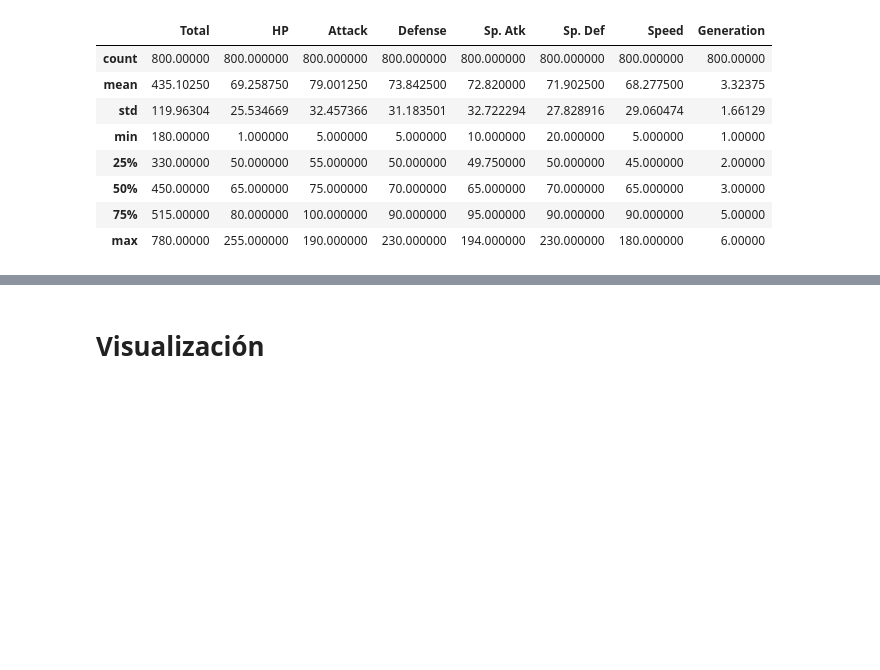
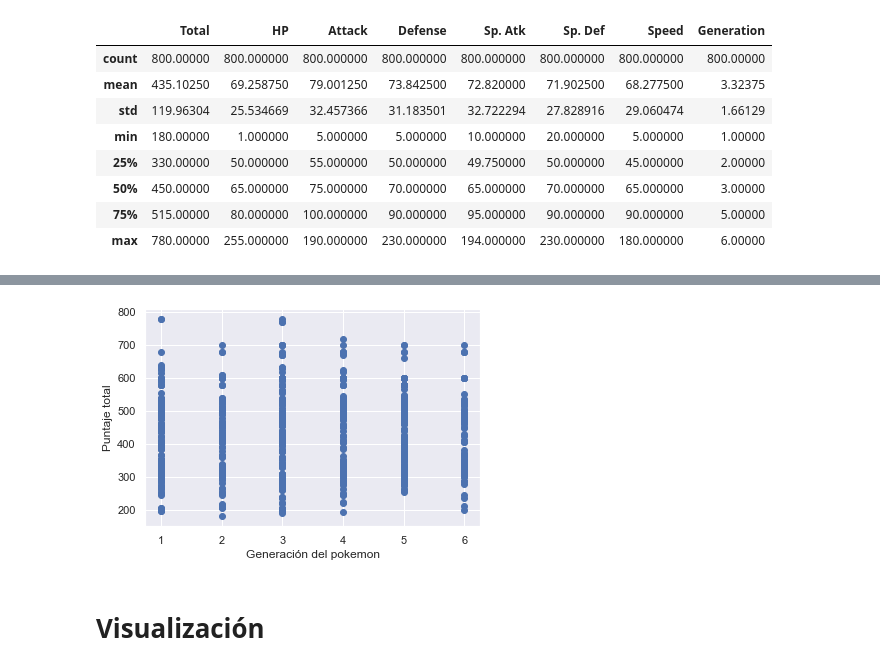
Before and after one commit to OPALO-ESTADISTICA/Estadistica, a Jupyter notebook: Análisis exploratorio de datos.ipynb, the cells around one changed output, grey strips where cells are left out. Cells and saved outputs as stored; diff of their text form; code cells hidden in the pictures; blank space fills up the shorter version.

```diff
--- a/Análisis exploratorio de datos.ipynb
+++ b/Análisis exploratorio de datos.ipynb
@@ -28,3 +56,10 @@ df.describe() # Descripción general de las observaciones
+# %%
+plt.scatter(df["Generation"], df["Total"])
+plt.xlabel("Generación del pokemon")
+plt.ylabel("Puntaje total")
+plt.show()
+# %% [output]
+[figure, added]
 # %% [markdown]
 # Visualización
 # %% [markdown]
```
Also changed, not shown: parts of 3 cells of this notebook, 3 other files.
